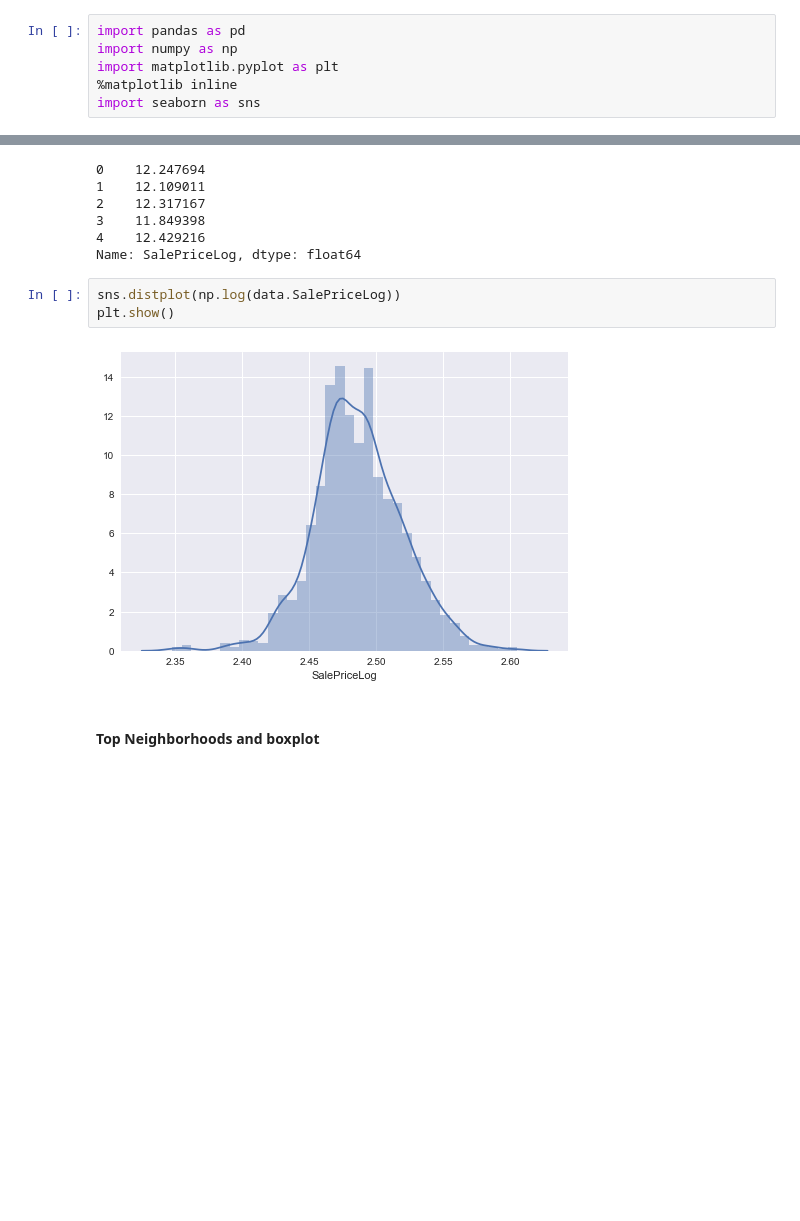
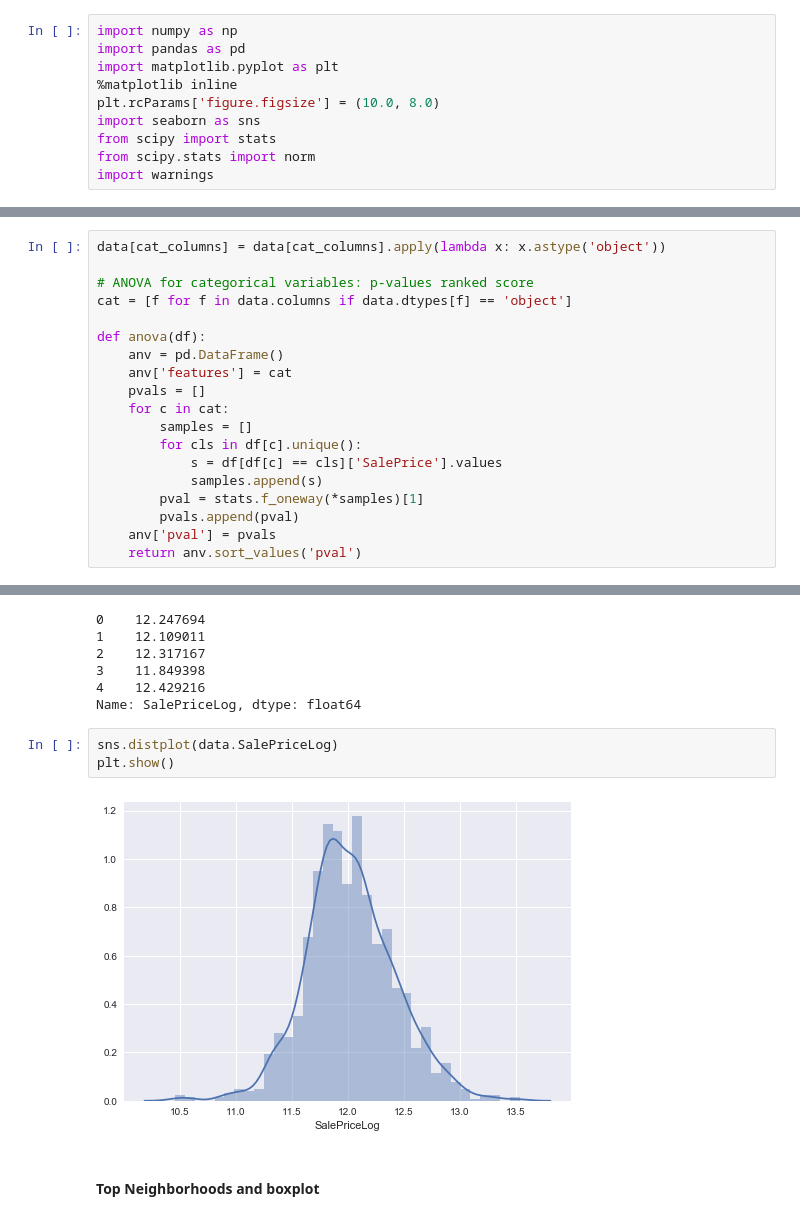
Before and after one commit to timbowler/Springboard, a Jupyter notebook: project_file.ipynb, the cells around one changed output, grey strips where cells are left out. Cells and saved outputs as stored; diff of their text form; blank space fills up the shorter version.

```diff
--- a/project_file.ipynb
+++ b/project_file.ipynb
@@ -24,11 +24,15 @@
 # or use interpolate on time series data:
 # df.column.interpolate()
 # %%
+import numpy as np
 import pandas as pd
-import numpy as np
 import matplotlib.pyplot as plt
 %matplotlib inline
+plt.rcParams['figure.figsize'] = (10.0, 8.0)
 import seaborn as sns
+from scipy import stats
+from scipy.stats import norm
+import warnings
 # %%
 data = pd.read_csv('train.csv')
 data.head()
@@ -367,0 +451,19 @@ data3.shape
+# %%
+data[cat_columns] = data[cat_columns].apply(lambda x: x.astype('object'))
+
+# ANOVA for categorical variables: p-values ranked score
+cat = [f for f in data.columns if data.dtypes[f] == 'object']
+
+def anova(df):
+    anv = pd.DataFrame()
+    anv['features'] = cat
+    pvals = []
+    for c in cat:
+        samples = []
+        for cls in df[c].unique():
+            s = df[df[c] == cls]['SalePrice'].values
+            samples.append(s)
+        pval = stats.f_oneway(*samples)[1]
+        pvals.append(pval)
+    anv['pval'] = pvals
+    return anv.sort_values('pval')
@@ -383,10 +496,10 @@ data.SalePriceLog.head()
 4    12.429216
 Name: SalePriceLog, dtype: float64
 # %%
-sns.distplot(np.log(data.SalePriceLog))
+sns.distplot(data.SalePriceLog)
 plt.show()
 # %% [output]
-[figure, old version]
+[figure, new version]
 # %% [markdown]
 #### Top Neighborhoods and boxplot
 # %%
```
Also changed, not shown: parts of 16 cells of this notebook.
